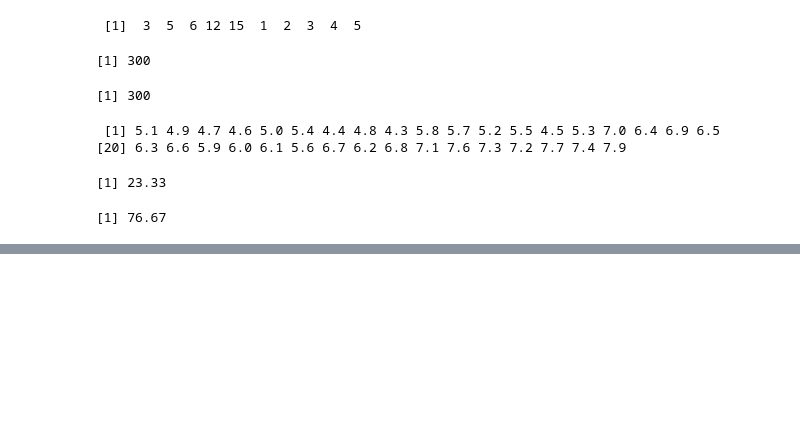
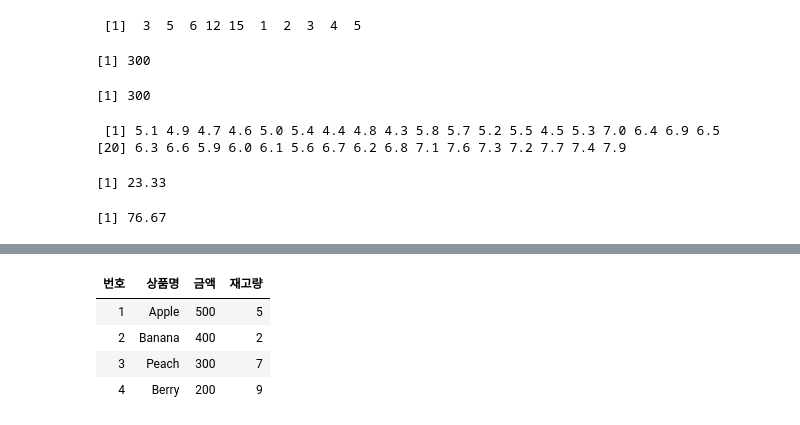
Before and after one commit to monargent0/TJRrrClass, a Jupyter notebook: 03. 벡터와 데이터프레임.ipynb, the cells around one changed output, grey strips where cells are left out. Cells and saved outputs as stored; diff of their text form; code cells hidden in the pictures; blank space fills up the shorter version.

```diff
--- a/03. 벡터와 데이터프레임.ipynb
+++ b/03. 벡터와 데이터프레임.ipynb
@@ -225,0 +417,18 @@ round((length(iris$Sepal.Length) - length(unique(iris$Sepal.Length))) / length(i
+# %%
+# 벡터로 데이터프레임 만들기
+no <- 1:4
+name <- c('Apple', 'Banana', 'Peach', 'Berry')
+price <- c(500,400,300,200)
+qty <- c(5,2,7,9)
+# %%
+# 데이터프레임 ***중요*** 머신러닝, AI는 데이터프레임으로 공부한다
+fruit <- data.frame(no, name, price, qty, stringsAsFactors=F) # stringsAsFactors=F, factor 해제, factor는 문자,숫자 가지고 있음 메모리가 두배
+# fruit <- data.frame(번호=no, 상품명=name, 금액=price, 재고량=qty) # 한번에 열 이름까지 변경해서 데이터프레임 생성
+colnames(fruit) <- c('번호', '상품명', '금액', '재고량')
+fruit
+# %% [output]
+| 번호 | 상품명 | 금액 | 재고량 |
+| 1 | Apple | 500 | 5 |
+| 2 | Banana | 400 | 2 |
+| 3 | Peach | 300 | 7 |
+| 4 | Berry | 200 | 9 |
```
Also changed, not shown: parts of 26 cells of this notebook.
